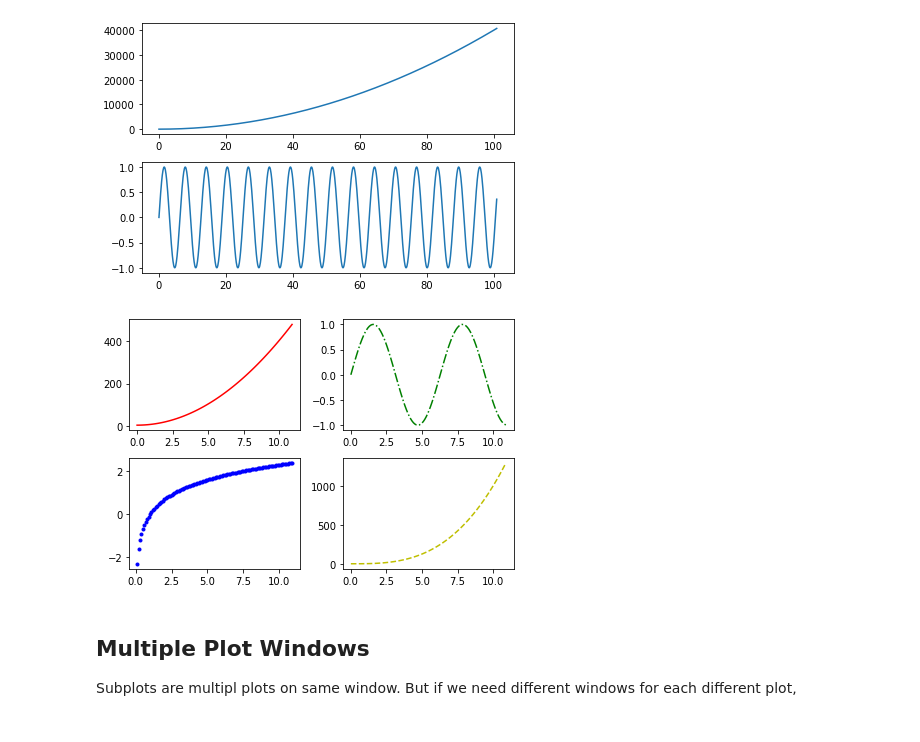
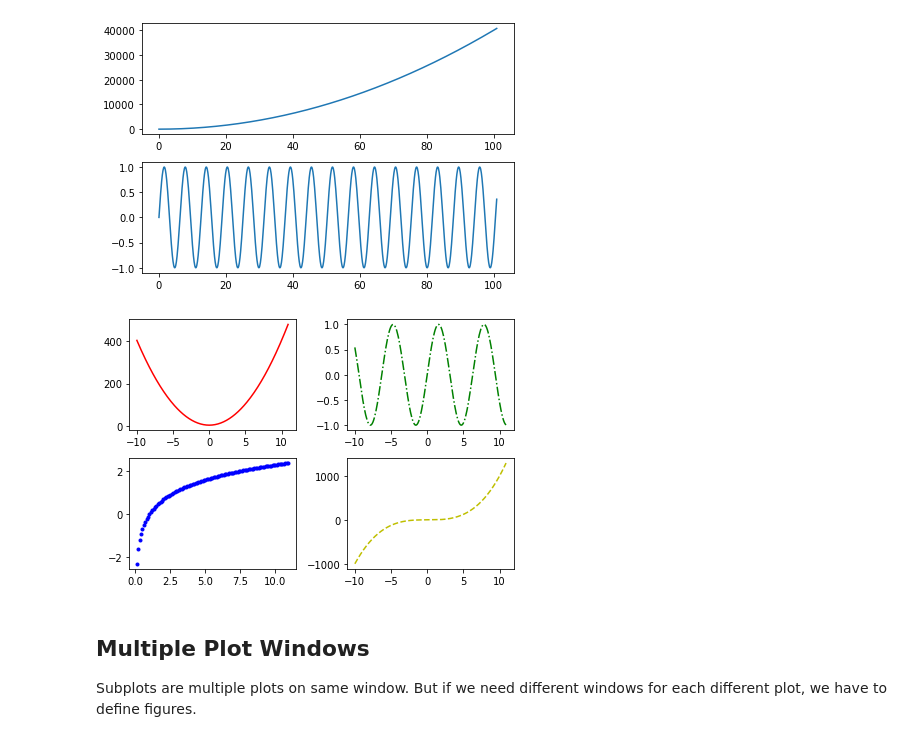
Before and after one commit to shakeelansari63/Training, a Jupyter notebook: NUMPY-PANDAS-MATPLOTLIB/02 - Matplotlib.ipynb, the cells around one changed output. Drawn from its saved outputs; the diff is of its cells as text; code cells hidden in the pictures.

Commit message:
Matplotlib basic plots

```diff
--- a/NUMPY-PANDAS-MATPLOTLIB/02 - Matplotlib.ipynb
+++ b/NUMPY-PANDAS-MATPLOTLIB/02 - Matplotlib.ipynb
@@ -113,38 +113,38 @@ import numpy as np
 import matplotlib.pyplot as plt
 
 ## X Co-ordinates
-x = np.arange(0, 11, 0.1)
+x = np.arange(-10, 11, 0.1)
 
 ## Y is f(x)
 y1 = 4*(x**2) + 4
 y2 = np.sin(x)
 y3 = np.log(x)
 y4 = x**3
 
 ## Create Subplot
 ## Here subplot take 3 digit number
 ## 1st Digit (100th place) - Number of subplot rows
 ## 2nd Digit ( 10th Place) - Number of subplot columns
 ## 3rd Digit ( Unit Place) - Number for this subplot
 sp1 = plt.subplot(221) ## There are 2 rows and 2 columns of subplot and this is 1st subplot
 sp2 = plt.subplot(222) ## There are 2 rows and 2 columns of subplot and this is 2nd subplot
 sp3 = plt.subplot(223) ## There are 2 rows and 2 columns of subplot and this is 3rd subplot
 sp4 = plt.subplot(224) ## There are 2 rows and 2 columns of subplot and this is 4th subplot
 
 ## Plot the subplots
 sp1.plot(x, y1, 'r-')
 sp2.plot(x, y2, 'g-.')
 sp3.plot(x, y3, 'b.')
 sp4.plot(x, y4, 'y--')
 
 ## Tight layout for correct spacings
 ## Without this the x/y co-ordinate values may overflow on plot beside
 plt.tight_layout()
 
 ## Show the pyplot
 plt.show()
 # %% [output]
-[figure, old version]
+[figure, new version]
 # %% [markdown]
 ## Multiple Plot Windows
-Subplots are multipl plots on same window. But if we need different windows for each different plot,
+Subplots are multiple plots on same window. But if we need different windows for each different plot, we have to define figures.
```
Also changed, not shown: parts of 23 cells of this notebook, 1 other file.
